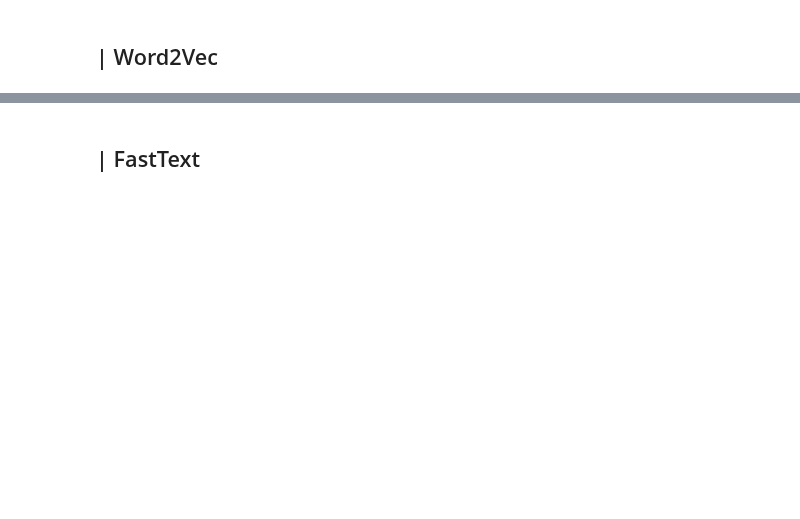
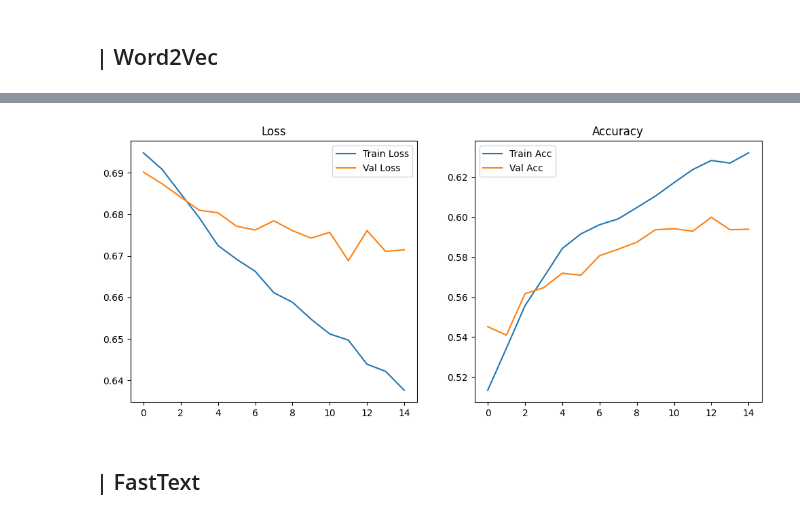
Before and after one commit to amadousysada/Sentiment-Analysis, a Jupyter notebook: notebooks/p7_02_modelisation.ipynb, the cells around one changed output, grey strips where cells are left out. Drawn from its saved outputs; the diff is of its cells as text; code cells hidden in the pictures; blank space fills up the shorter version.

```diff
--- a/notebooks/p7_02_modelisation.ipynb
+++ b/notebooks/p7_02_modelisation.ipynb
@@ -637,0 +643,3 @@ Wall time: 49.1 s
+# %%
+max_len = max(map(len, tokenized_tweets))
+print(f"Le tweet le plus long contient {max_len} tokens")
@@ -637,0 +652,5 @@ Wall time: 49.1 s
+# %%
+%%time
+train_w2v_set =  np.array([sentence_to_sequence(sentence, w2v_model, max_len=max_len) for sentence in train_token])
+val_w2v_set =  np.array([sentence_to_sequence(sentence, w2v_model, max_len=max_len) for sentence in val_token])
+test_w2v_set =  np.array([sentence_to_sequence(sentence, w2v_model, max_len=max_len) for sentence in test_token])
@@ -637,0 +664,5 @@ Wall time: 49.1 s
+# %%
+%%time
+model = build_model()
+model.compile(loss='binary_crossentropy', optimizer='adam', metrics=['accuracy'])
+model.summary()
@@ -637,0 +687,15 @@ Wall time: 49.1 s
+# %%
+%%time
+
+callbacks = [
+    tf.keras.callbacks.EarlyStopping(monitor='val_loss', patience=3, restore_best_weights=True)
+]
+
+history = model.fit(
+    x=train_w2v_set,
+    y=y_train_w2v,
+    epochs=30,
+    batch_size=32,
+    validation_data=(val_w2v_set, y_valid_w2v),
+    callbacks=callbacks
+)
@@ -638,2 +720,19 @@ Wall time: 49.1 s
+# %%
+plt.figure(figsize=(12, 5))
+
+plt.subplot(1, 2, 1)
+plt.plot(history.history['loss'], label='Train Loss')
+plt.plot(history.history['val_loss'], label='Val Loss')
+plt.title('Loss')
+plt.legend()
+
+plt.subplot(1, 2, 2)
+plt.plot(history.history['accuracy'], label='Train Acc')
+plt.plot(history.history['val_accuracy'], label='Val Acc')
+plt.title('Accuracy')
+plt.legend()
+plt.show()
+# %% [output]
+[figure, added]
 # %% [markdown]
 ## | FastText
```
Also changed, not shown: parts of 16 cells of this notebook.
